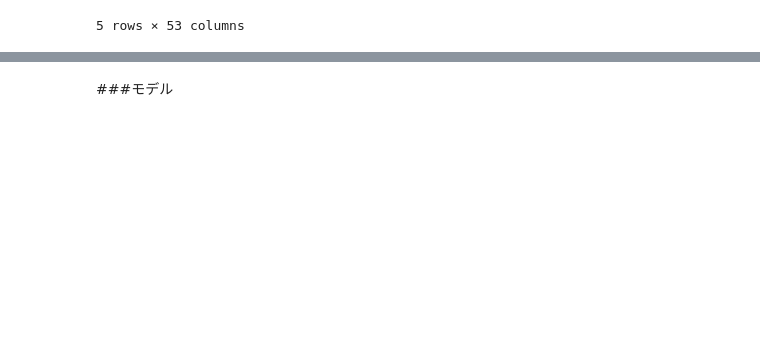
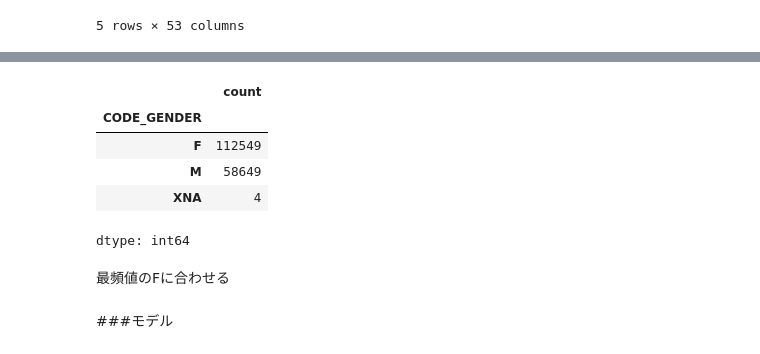
Before and after one commit to aki05162525/gci_compe2, a Jupyter notebook: compe2_ver1.ipynb, the cells around one changed output, grey strips where cells are left out. Drawn from its saved outputs; the diff is of its cells as text; code cells hidden in the pictures; blank space fills up the shorter version.

```diff
--- a/compe2_ver1.ipynb
+++ b/compe2_ver1.ipynb
@@ -308,0 +317,11 @@ train.head(5)
+# %%
+train["CODE_GENDER"].value_counts()
+# %% [output]
+|  | count |
+| CODE_GENDER |  |
+| F | 112549 |
+| M | 58649 |
+| XNA | 4 |
+dtype: int64
+# %% [markdown]
+最頻値のFに合わせる
```
Also changed, not shown: parts of 6 cells of this notebook.
